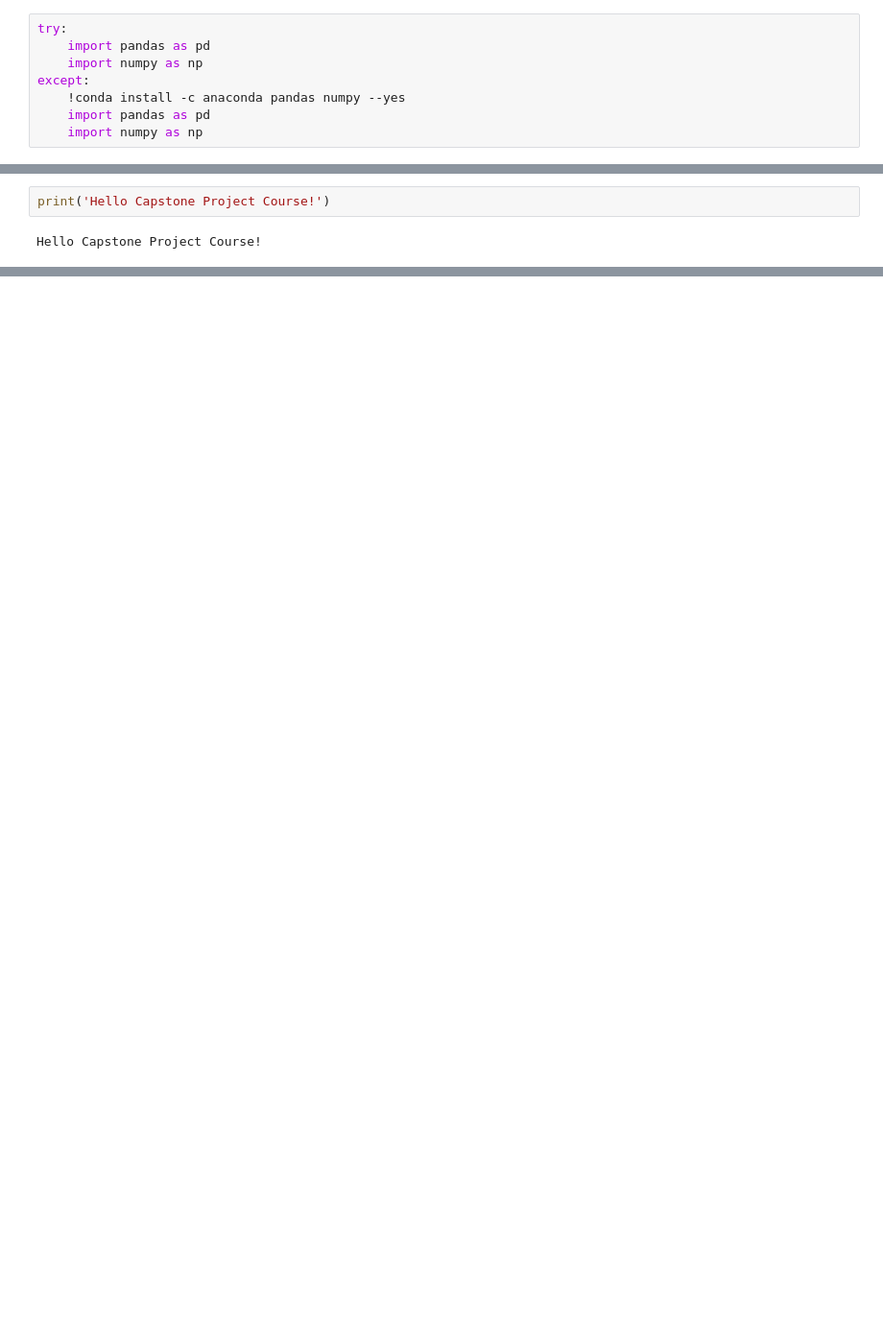
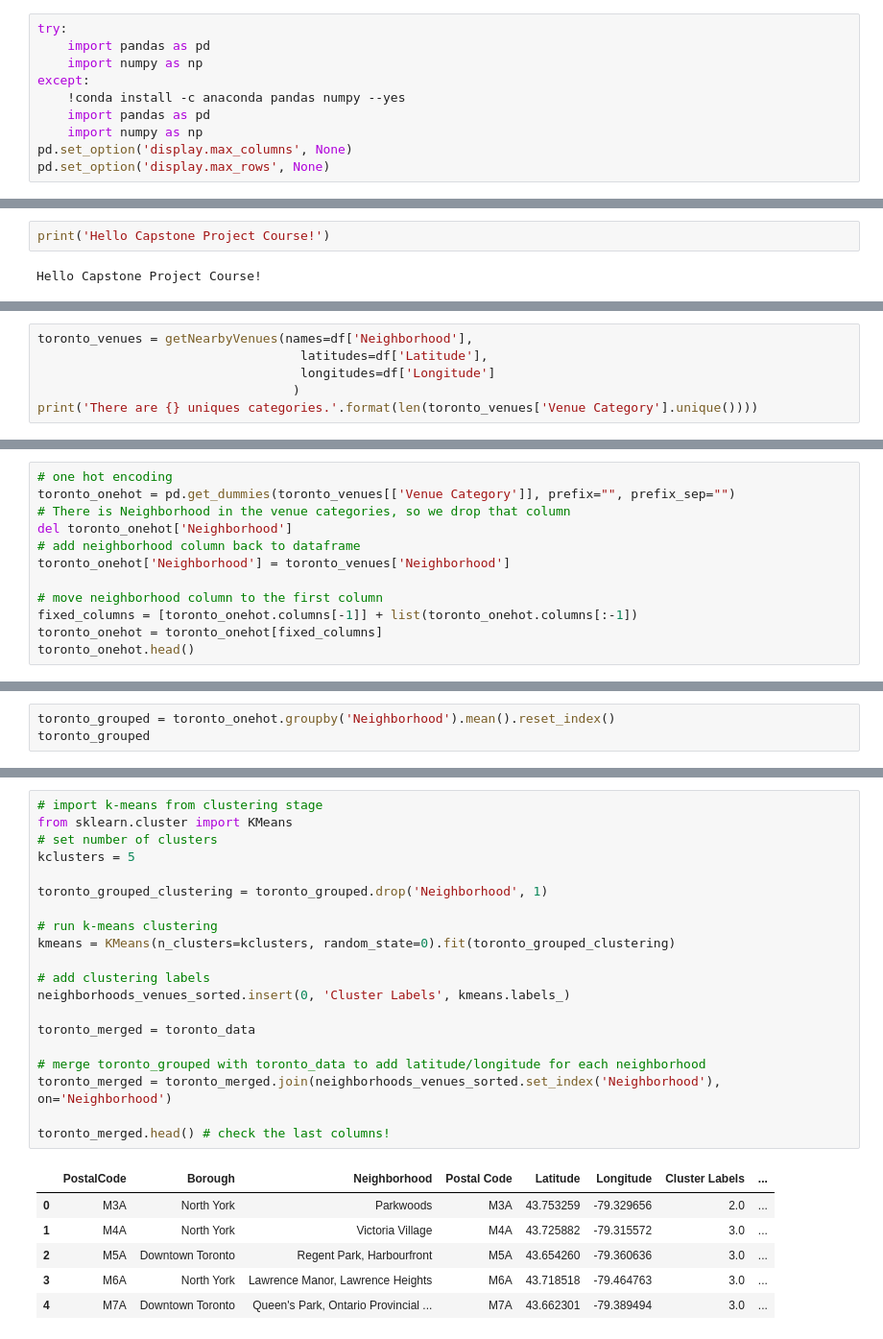
Before and after one commit to brianpennington/Coursera_Capstone, a Jupyter notebook: Capstone_Project.ipynb, the cells around one changed output, grey strips where cells are left out. Shown at 96% size. Drawn from its saved outputs; the diff is of its cells as text; blank space fills up the shorter version.

```diff
--- a/Capstone_Project.ipynb
+++ b/Capstone_Project.ipynb
@@ -8,3 +11,5 @@ except:
     !conda install -c anaconda pandas numpy --yes
     import pandas as pd
     import numpy as np
+pd.set_option('display.max_columns', None)
+pd.set_option('display.max_rows', None)
@@ -33,0 +190,6 @@ Hello Capstone Project Course!
+# %%
+toronto_venues = getNearbyVenues(names=df['Neighborhood'],
+                                   latitudes=df['Latitude'],
+                                   longitudes=df['Longitude']
+                                  )
+print('There are {} uniques categories.'.format(len(toronto_venues['Venue Category'].unique())))
@@ -33,0 +246,12 @@ Hello Capstone Project Course!
+# %%
+# one hot encoding
+toronto_onehot = pd.get_dummies(toronto_venues[['Venue Category']], prefix="", prefix_sep="")
+# There is Neighborhood in the venue categories, so we drop that column
+del toronto_onehot['Neighborhood']
+# add neighborhood column back to dataframe
+toronto_onehot['Neighborhood'] = toronto_venues['Neighborhood']
+
+# move neighborhood column to the first column
+fixed_columns = [toronto_onehot.columns[-1]] + list(toronto_onehot.columns[:-1])
+toronto_onehot = toronto_onehot[fixed_columns]
+toronto_onehot.head()
@@ -33,0 +265,3 @@ Hello Capstone Project Course!
+# %%
+toronto_grouped = toronto_onehot.groupby('Neighborhood').mean().reset_index()
+toronto_grouped
@@ -33,0 +321,27 @@ Hello Capstone Project Course!
+# %%
+# import k-means from clustering stage
+from sklearn.cluster import KMeans
+# set number of clusters
+kclusters = 5
+
+toronto_grouped_clustering = toronto_grouped.drop('Neighborhood', 1)
+
+# run k-means clustering
+kmeans = KMeans(n_clusters=kclusters, random_state=0).fit(toronto_grouped_clustering)
+
+# add clustering labels
+neighborhoods_venues_sorted.insert(0, 'Cluster Labels', kmeans.labels_)
+
+toronto_merged = toronto_data
+
+# merge toronto_grouped with toronto_data to add latitude/longitude for each neighborhood
+toronto_merged = toronto_merged.join(neighborhoods_venues_sorted.set_index('Neighborhood'), on='Neighborhood')
+
+toronto_merged.head() # check the last columns!
+# %% [output]
+|  | PostalCode | Borough | Neighborhood | Postal Code | Latitude | Longitude | Cluster Labels | ... |
+| 0 | M3A | North York | Parkwoods | M3A | 43.753259 | -79.329656 | 2.0 | ... |
+| 1 | M4A | North York | Victoria Village | M4A | 43.725882 | -79.315572 | 3.0 | ... |
+| 2 | M5A | Downtown Toronto | Regent Park, Harbourfront | M5A | 43.654260 | -79.360636 | 3.0 | ... |
+| 3 | M6A | North York | Lawrence Manor, Lawrence Heights | M6A | 43.718518 | -79.464763 | 3.0 | ... |
+| 4 | M7A | Downtown Toronto | Queen's Park, Ontario Provincial ... | M7A | 43.662301 | -79.389494 | 3.0 | ... |
```
Also changed, not shown: parts of 36 cells of this notebook.
